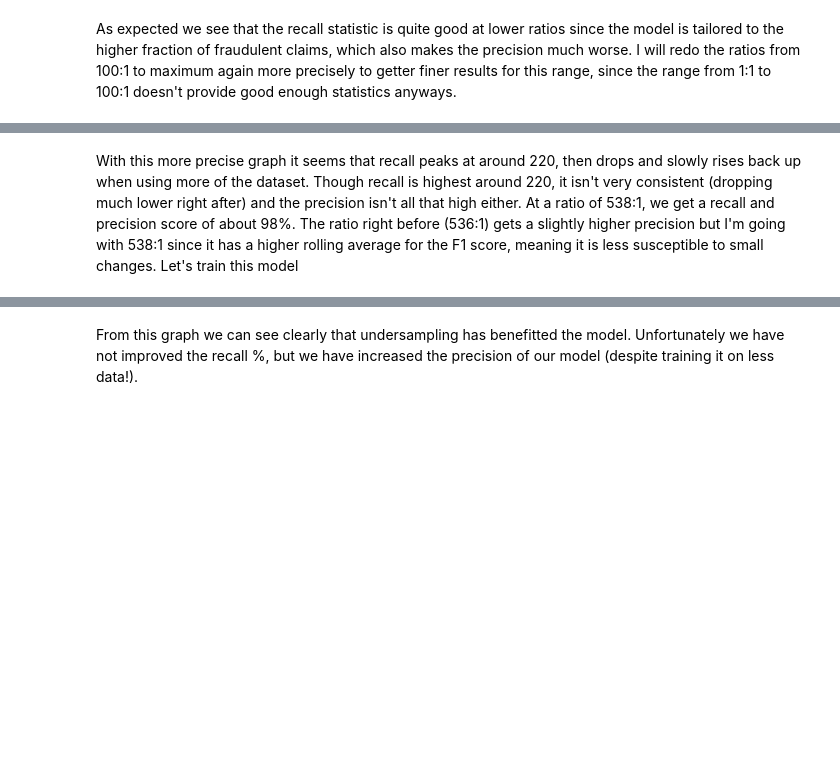
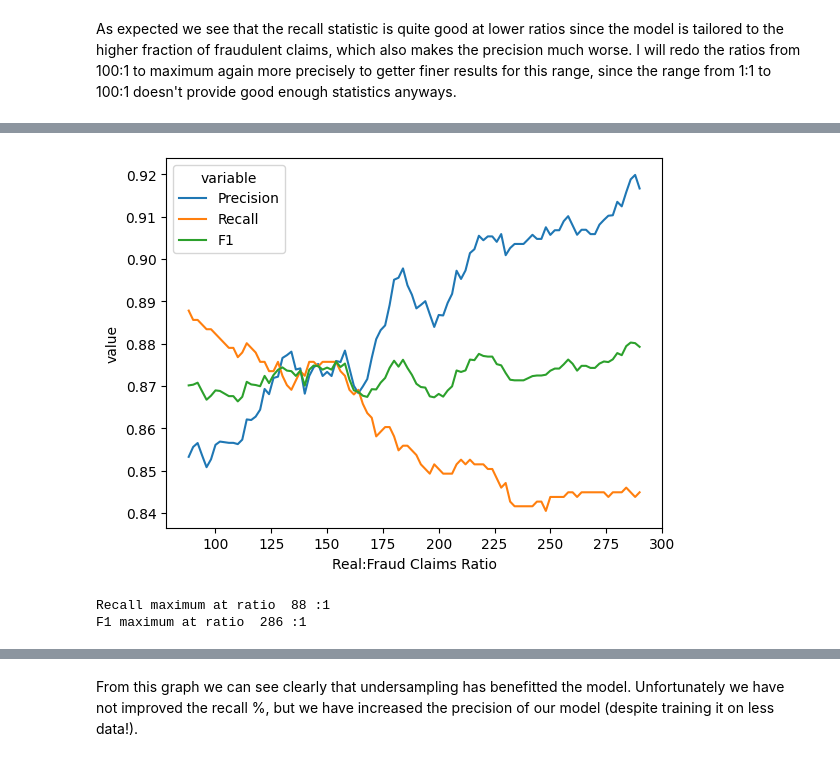
Before and after one commit to ColeFChisamore/CreditCardFraud, a Jupyter notebook: CreditCardFraud.ipynb, the cells around one changed output, grey strips where cells are left out. Drawn from its saved outputs; the diff is of its cells as text; code cells hidden in the pictures; blank space fills up the shorter version.

Commit message:
Finished ipynb file
no more saving, multiple models,

```diff
--- a/CreditCardFraud.ipynb
+++ b/CreditCardFraud.ipynb
@@ -212,10 +227,18 @@ statsDf
 # %%
-statsDf['Rolling Average'] = statsDf['F1'].rolling(window=3).mean()
-statsDfLong = pd.melt(statsDf, "Real:Fraud Claims Ratio")
-plot = sns.lineplot(data=statsDfLong, x='Real:Fraud Claims Ratio', y='value', hue='variable')
+rollingSDF = pd.DataFrame()
+rollingSDF['Real:Fraud Claims Ratio'] = statsDf['Real:Fraud Claims Ratio']
+rollingSDF['Precision'] = statsDf['Precision'].rolling(window=9,center=True).mean()
+rollingSDF['Recall'] = statsDf['Recall'].rolling(window=9,center=True).mean()
+rollingSDF['F1'] = statsDf['F1'].rolling(window=9,center=True).mean()
+rollingSDF_Long = pd.melt(rollingSDF, "Real:Fraud Claims Ratio")
+plot = sns.lineplot(data=rollingSDF_Long, x='Real:Fraud Claims Ratio', y='value', hue='variable')
 plt.show()
+# %% [output]
+[figure, added]
 # %%
-# where does the rolling average reach its peak
-statsDf['Rolling Average'].idxmax()
+# where do various stats reach their peak?
+print("Recall maximum at ratio ", rollingSDF['Recall'].idxmax() * 2 + 80, ":1")
+print("F1 maximum at ratio ", rollingSDF['F1'].idxmax() * 2 + 80, ":1")
+# %% [output]
+Recall maximum at ratio  88 :1
+F1 maximum at ratio  286 :1
-# %% [markdown]
-With this more precise graph it seems that recall peaks at around 220, then drops and slowly rises back up when using more of the dataset. Though recall is highest around 220, it isn't very consistent (dropping much lower right after) and the precision isn't all that high either. At a ratio of 538:1, we get a recall and precision score of about 98%. The ratio right before (536:1) gets a slightly higher precision but I'm going with 538:1 since it has a higher rolling average for the F1 score, meaning it is less susceptible to small changes. Let's train this model
```
Also changed, not shown: parts of 24 cells of this notebook, 1 other file.
